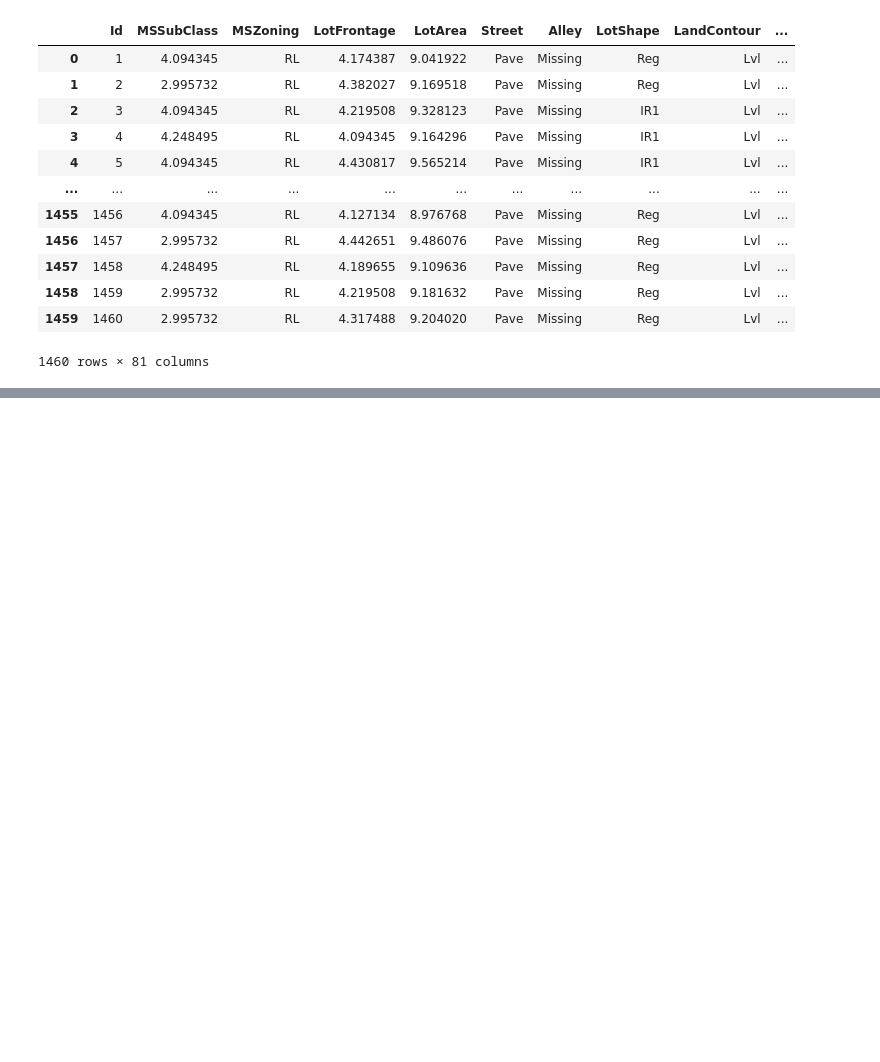
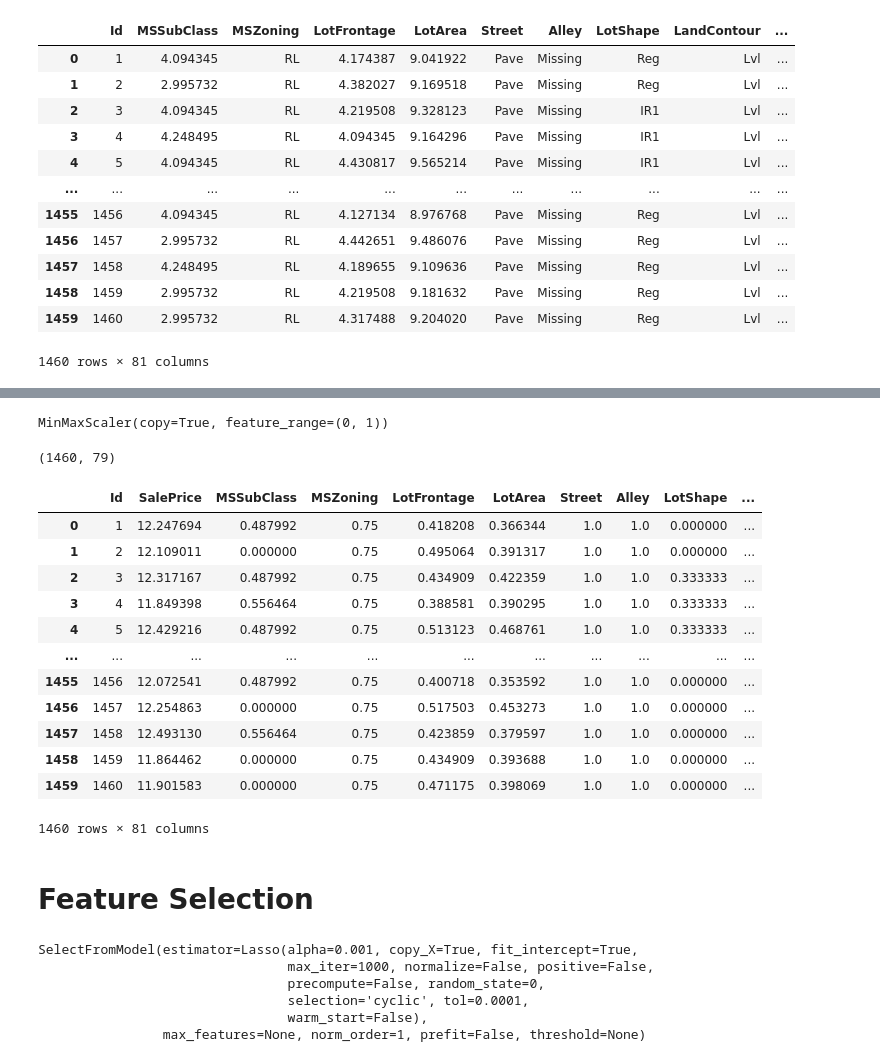
Before and after one commit to AviCh12k/House-Price-Prediction, a Jupyter notebook: Untitled.ipynb, the cells around one changed output, grey strips where cells are left out. Saved outputs shown, nothing was run; the diff lists cells and outputs as text; code cells hidden in the pictures; blank space fills up the shorter version.

```diff
--- a/Untitled.ipynb
+++ b/Untitled.ipynb
@@ -295,0 +305,33 @@ df
+# %%
+from sklearn.preprocessing import MinMaxScaler
+scaler = MinMaxScaler()
+# %%
+scale_features = [feature for feature in features if feature not in ["Id", "SalePrice"]]
+# %%
+scaler.fit(df[scale_features])
+# %% [output]
+MinMaxScaler(copy=True, feature_range=(0, 1))
+# %%
+scaler.transform(df[scale_features]).shape
+# %% [output]
+(1460, 79)
+# %%
+new_df = pd.concat([df[["Id", "SalePrice"]], pd.DataFrame(scaler.transform(df[scale_features]), columns = scale_features)], axis = 1)
+# %%
+new_df
+# %% [output]
+|  | Id | SalePrice | MSSubClass | MSZoning | LotFrontage | LotArea | Street | Alley | LotShape | ... |
+| 0 | 1 | 12.247694 | 0.487992 | 0.75 | 0.418208 | 0.366344 | 1.0 | 1.0 | 0.000000 | ... |
+| 1 | 2 | 12.109011 | 0.000000 | 0.75 | 0.495064 | 0.391317 | 1.0 | 1.0 | 0.000000 | ... |
+| 2 | 3 | 12.317167 | 0.487992 | 0.75 | 0.434909 | 0.422359 | 1.0 | 1.0 | 0.333333 | ... |
+| 3 | 4 | 11.849398 | 0.556464 | 0.75 | 0.388581 | 0.390295 | 1.0 | 1.0 | 0.333333 | ... |
+| 4 | 5 | 12.429216 | 0.487992 | 0.75 | 0.513123 | 0.468761 | 1.0 | 1.0 | 0.333333 | ... |
+| ... | ... | ... | ... | ... | ... | ... | ... | ... | ... | ... |
+| 1455 | 1456 | 12.072541 | 0.487992 | 0.75 | 0.400718 | 0.353592 | 1.0 | 1.0 | 0.000000 | ... |
+| 1456 | 1457 | 12.254863 | 0.000000 | 0.75 | 0.517503 | 0.453273 | 1.0 | 1.0 | 0.000000 | ... |
+| 1457 | 1458 | 12.493130 | 0.556464 | 0.75 | 0.423859 | 0.379597 | 1.0 | 1.0 | 0.000000 | ... |
+| 1458 | 1459 | 11.864462 | 0.000000 | 0.75 | 0.434909 | 0.393688 | 1.0 | 1.0 | 0.000000 | ... |
+| 1459 | 1460 | 11.901583 | 0.000000 | 0.75 | 0.471175 | 0.398069 | 1.0 | 1.0 | 0.000000 | ... |
+1460 rows × 81 columns
+# %% [markdown]
+# Feature Selection
@@ -295,0 +344,10 @@ df
+# %%
+fet_set_model = SelectFromModel(Lasso(alpha = .001, random_state = 0))
+fet_set_model.fit(X_train,y_train)
+# %% [output]
+SelectFromModel(estimator=Lasso(alpha=0.001, copy_X=True, fit_intercept=True,
+                                max_iter=1000, normalize=False, positive=False,
+                                precompute=False, random_state=0,
+                                selection='cyclic', tol=0.0001,
+                                warm_start=False),
+                max_features=None, norm_order=1, prefit=False, threshold=None)
```
Also changed, not shown: parts of 14 cells of this notebook.
